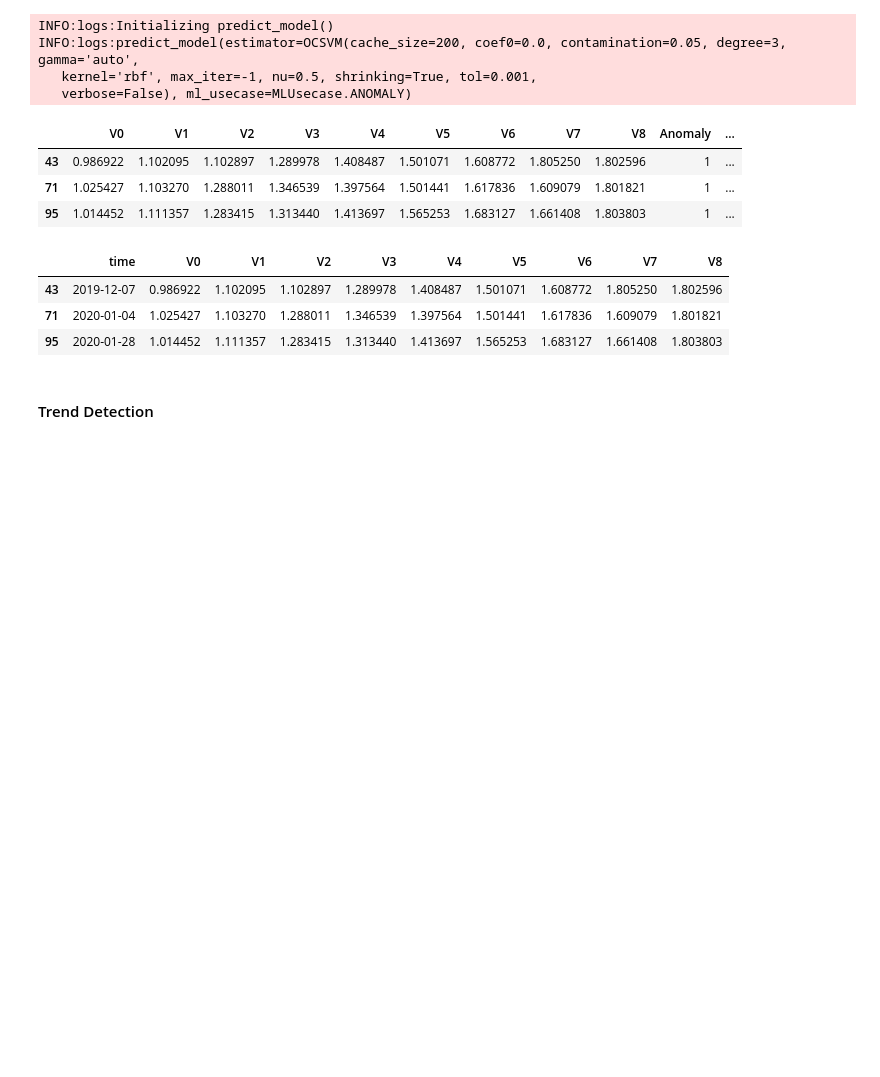
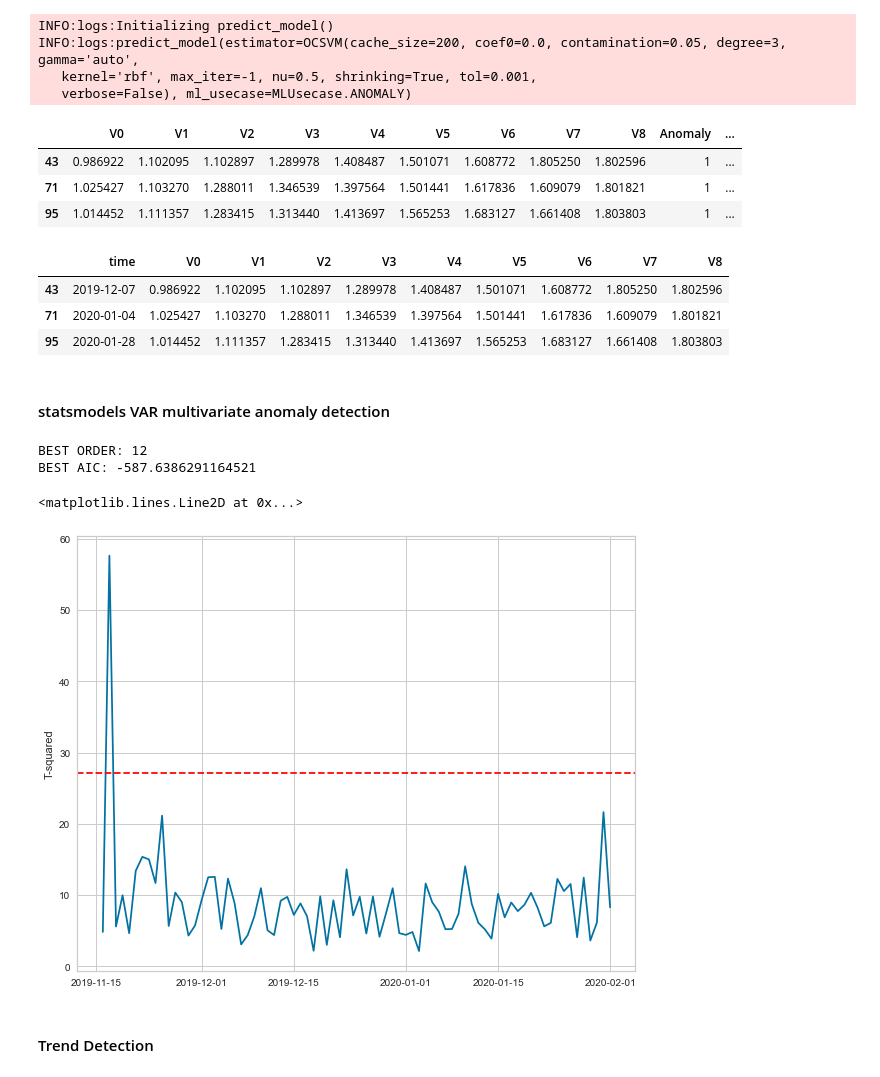
Before and after one commit to bcheng004/Kats-example, a Jupyter notebook: notebooks/bcheng004_Kats_windows.ipynb, the cells around one changed output. Drawn from its saved outputs; the diff is of its cells as text; code cells hidden in the pictures; blank space fills up the shorter version.

Commit message:
added trend detector as well as statsmodels anomaly detection

```diff
--- a/notebooks/bcheng004_Kats_windows.ipynb
+++ b/notebooks/bcheng004_Kats_windows.ipynb
@@ -389,5 +389,55 @@ multi_anomaly_df.iloc[[43,71,95],:]
 | 43 | 2019-12-07 | 0.986922 | 1.102095 | 1.102897 | 1.289978 | 1.408487 | 1.501071 | 1.608772 | 1.805250 | 1.802596 |
 | 71 | 2020-01-04 | 1.025427 | 1.103270 | 1.288011 | 1.346539 | 1.397564 | 1.501441 | 1.617836 | 1.609079 | 1.801821 |
 | 95 | 2020-01-28 | 1.014452 | 1.111357 | 1.283415 | 1.313440 | 1.413697 | 1.565253 | 1.683127 | 1.661408 | 1.803803 |
+# %% [markdown]
+#### statsmodels VAR multivariate anomaly detection
+# %%
+from statsmodels.tsa.vector_ar.var_model import VAR
+
+multi_anomaly_df_copy = multi_anomaly_df.copy()
+n_days = 90
+multi_anomaly_df_copy = multi_anomaly_df_copy.iloc[-n_days:,:]
+multi_anomaly_df_copy['time'] = pd.to_datetime(multi_anomaly_df_copy['time']).apply(lambda t: t.date())
+multi_anomaly_df_copy = multi_anomaly_df_copy.set_index('time')
+AIC = {}
+best_aic, best_order = np.inf, 0
+for num_lags in range(1,50):
+    stats_model = VAR(endog=multi_anomaly_df_copy)
+    var_result = stats_model.fit(maxlags=num_lags)
+    AIC[num_lags] = var_result.aic
+    if AIC[num_lags] < best_aic:
+        best_aic = AIC[num_lags]
+        best_order = num_lags
+print(f'BEST ORDER: {best_order}\nBEST AIC: {best_aic}')
+# %% [output]
+BEST ORDER: 12
+BEST AIC: -587.6386291164521
+# %%
+anomaly_var = VAR(endog=multi_anomaly_df_copy)
+anomaly_var_result = anomaly_var.fit(maxlags=best_order)
+# compute train Hotelling T-squared metric
+resids_mean = anomaly_var_result.resid.values.mean(axis=0)
+resids_std = anomaly_var_result.resid.values.std(axis=0)
+resids = (anomaly_var_result.resid.values-resids_mean)/resids_std
+cov_resids = np.linalg.inv(np.cov(resids.T))
+T_squared = np.diag(resids.dot(cov_resids).dot(resids.T))
+# %%
+import scipy
+
+# compute Upper Control Limit
+m,p = anomaly_var_result.nobs, anomaly_var_result.resid.shape[-1]
+alpha= 0.01
+UCL = scipy.stats.f.ppf(1-alpha,dfn=p,dfd=m-p)*(p*(m+1)*(m-1)/(m*m-m*p))
+# %%
+import matplotlib.pyplot as plt
+
+# plot T-squared metric
+plt.figure(figsize=(10,8))
+plt.plot(multi_anomaly_df_copy.index[best_order:], T_squared)
+plt.ylabel('T-squared')
+plt.axhline(UCL,c='red',linestyle='--')
+# %% [output]
+<matplotlib.lines.Line2D at 0x...>
+[figure, added]
 # %% [markdown]
 #### Trend Detection
```
Also changed, not shown: parts of 6 cells of this notebook.
